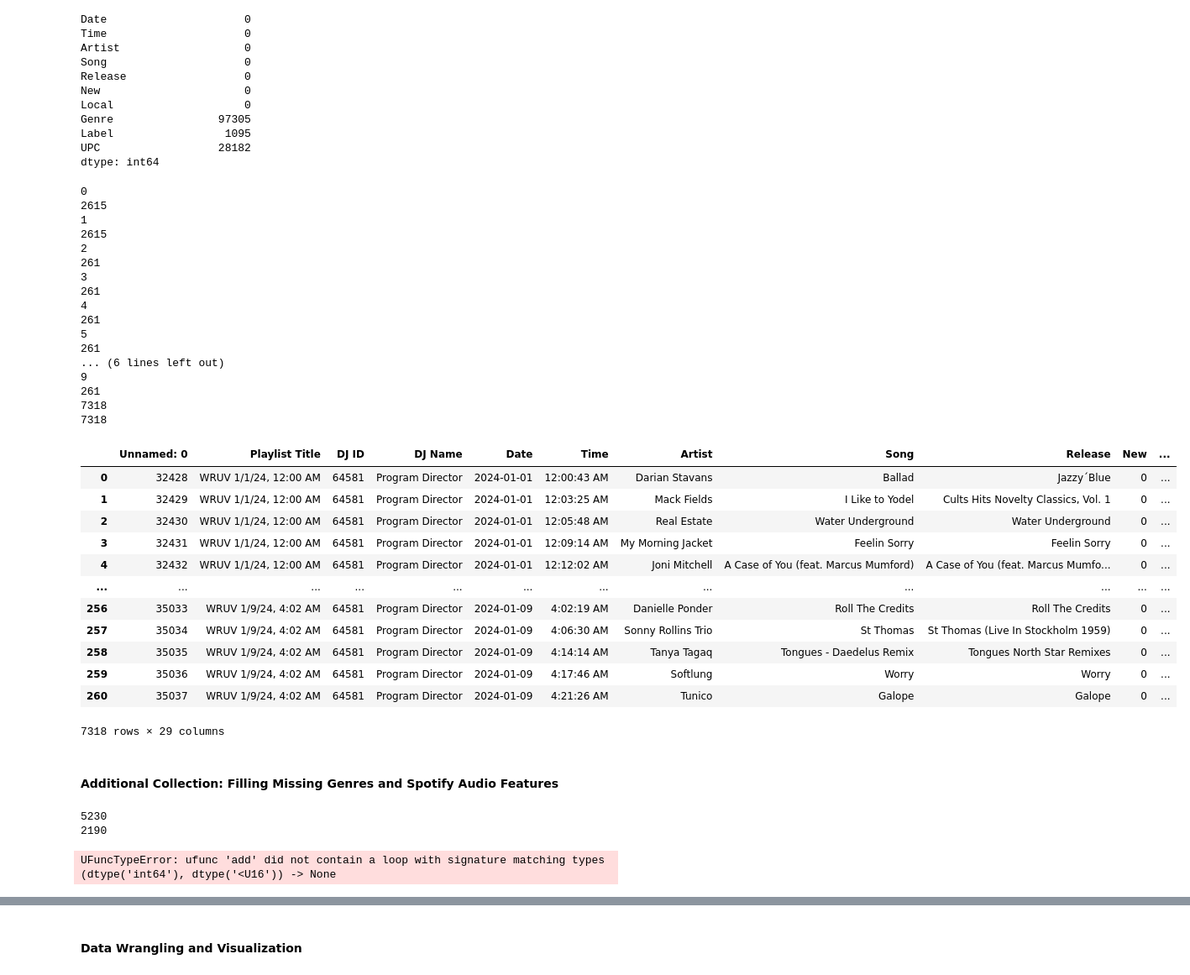
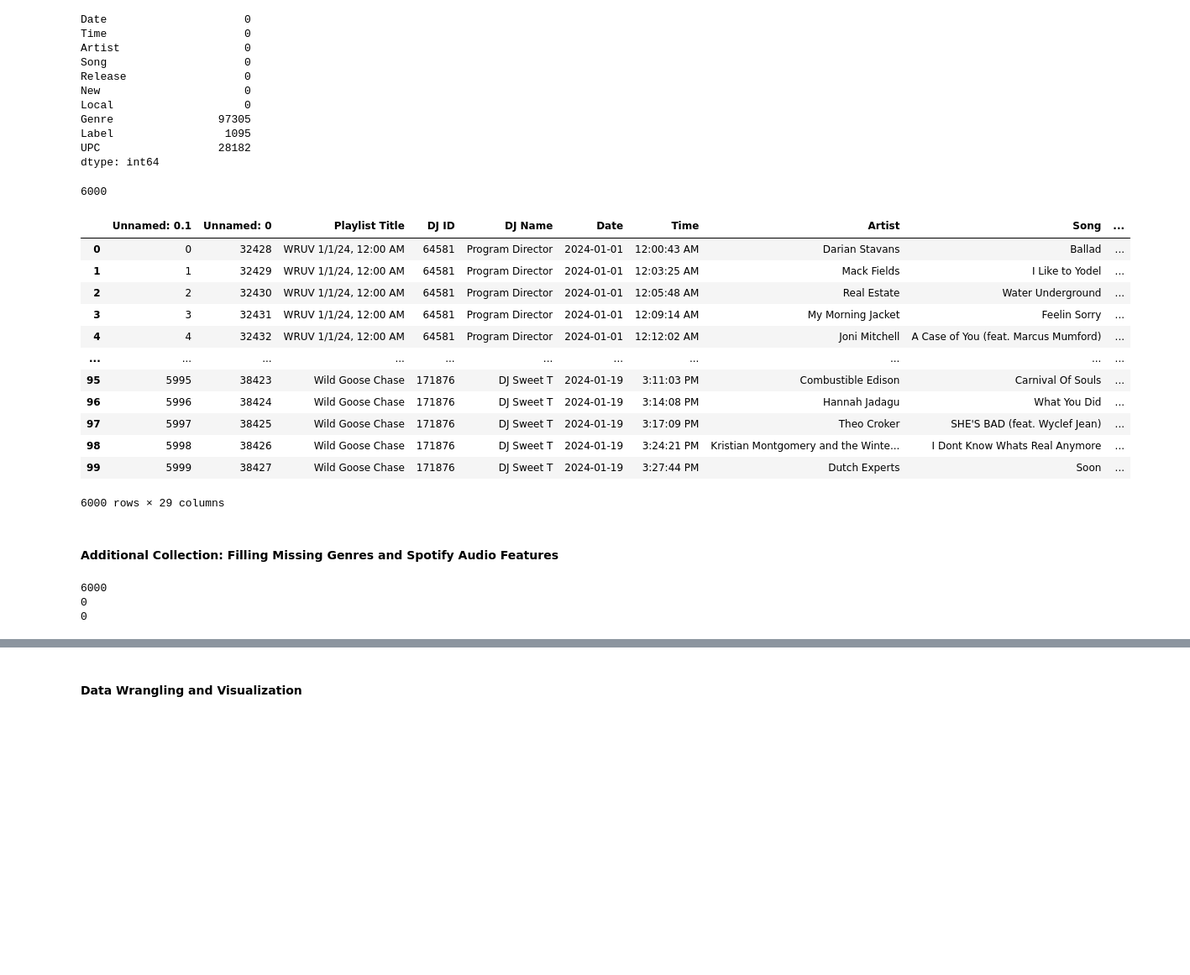
Before and after one commit to zhayes42/CS3870-WRUV, a Jupyter notebook: main.ipynb, the cells around one changed output, grey strips where cells are left out. Shown: that part at 84% size. Drawn from its saved outputs; the diff is of its cells as text; code cells hidden in the pictures; blank space fills up the shorter version.

```diff
--- a/main.ipynb
+++ b/main.ipynb
@@ -70,47 +70,31 @@ dtype: int64
 # %%
 # Define smaller data set for linear regression (for now)
 slices = []
 total = 0
-# right now we have 2 slices, hopefully we will get a lot more
-for i in range(10):
+# slices are of size 100 due to Spotify constraints, currently 0 - 59 (ever growing)
+for i in range(60):
     slices.append(pd.read_csv(f'slice{i}.csv'))
     total += len(slices[i])
 small = pd.concat(slices, axis=0)
 print(len(small))
 small["Date"] = pd.to_datetime(small["Date"])
 small.fillna(0, inplace = True)
 small
 # %% [output]
-0
-2615
-1
-2615
-2
-261
-3
-261
-4
-261
-5
-261
-... (6 lines left out)
-9
-261
-7318
-7318
+6000
-|  | Unnamed: 0 | Playlist Title | DJ ID | DJ Name | Date | Time | Artist | Song | Release | New | ... |
-| 0 | 32428 | WRUV 1/1/24, 12:00 AM | 64581 | Program Director | 2024-01-01 | 12:00:43 AM | Darian Stavans | Ballad | Jazzy´Blue | 0 | ... |
-| 1 | 32429 | WRUV 1/1/24, 12:00 AM | 64581 | Program Director | 2024-01-01 | 12:03:25 AM | Mack Fields | I Like to Yodel | Cults Hits Novelty Classics, Vol. 1 | 0 | ... |
-| 2 | 32430 | WRUV 1/1/24, 12:00 AM | 64581 | Program Director | 2024-01-01 | 12:05:48 AM | Real Estate | Water Underground | Water Underground | 0 | ... |
-| 3 | 32431 | WRUV 1/1/24, 12:00 AM | 64581 | Program Director | 2024-01-01 | 12:09:14 AM | My Morning Jacket | Feelin Sorry | Feelin Sorry | 0 | ... |
-| 4 | 32432 | WRUV 1/1/24, 12:00 AM | 64581 | Program Director | 2024-01-01 | 12:12:02 AM | Joni Mitchell | A Case of You (feat. Marcus Mumford) | A Case of You (feat. Marcus Mumfo... | 0 | ... |
-| ... | ... | ... | ... | ... | ... | ... | ... | ... | ... | ... | ... |
-| 256 | 35033 | WRUV 1/9/24, 4:02 AM | 64581 | Program Director | 2024-01-09 | 4:02:19 AM | Danielle Ponder | Roll The Credits | Roll The Credits | 0 | ... |
-| 257 | 35034 | WRUV 1/9/24, 4:02 AM | 64581 | Program Director | 2024-01-09 | 4:06:30 AM | Sonny Rollins Trio | St Thomas | St Thomas (Live In Stockholm 1959) | 0 | ... |
-| 258 | 35035 | WRUV 1/9/24, 4:02 AM | 64581 | Program Director | 2024-01-09 | 4:14:14 AM | Tanya Tagaq | Tongues - Daedelus Remix | Tongues North Star Remixes | 0 | ... |
-| 259 | 35036 | WRUV 1/9/24, 4:02 AM | 64581 | Program Director | 2024-01-09 | 4:17:46 AM | Softlung | Worry | Worry | 0 | ... |
-| 260 | 35037 | WRUV 1/9/24, 4:02 AM | 64581 | Program Director | 2024-01-09 | 4:21:26 AM | Tunico | Galope | Galope | 0 | ... |
+|  | Unnamed: 0.1 | Unnamed: 0 | Playlist Title | DJ ID | DJ Name | Date | Time | Artist | Song | ... |
+| 0 | 0 | 32428 | WRUV 1/1/24, 12:00 AM | 64581 | Program Director | 2024-01-01 | 12:00:43 AM | Darian Stavans | Ballad | ... |
+| 1 | 1 | 32429 | WRUV 1/1/24, 12:00 AM | 64581 | Program Director | 2024-01-01 | 12:03:25 AM | Mack Fields | I Like to Yodel | ... |
+| 2 | 2 | 32430 | WRUV 1/1/24, 12:00 AM | 64581 | Program Director | 2024-01-01 | 12:05:48 AM | Real Estate | Water Underground | ... |
+| 3 | 3 | 32431 | WRUV 1/1/24, 12:00 AM | 64581 | Program Director | 2024-01-01 | 12:09:14 AM | My Morning Jacket | Feelin Sorry | ... |
+| 4 | 4 | 32432 | WRUV 1/1/24, 12:00 AM | 64581 | Program Director | 2024-01-01 | 12:12:02 AM | Joni Mitchell | A Case of You (feat. Marcus Mumford) | ... |
+| ... | ... | ... | ... | ... | ... | ... | ... | ... | ... | ... |
+| 95 | 5995 | 38423 | Wild Goose Chase | 171876 | DJ Sweet T | 2024-01-19 | 3:11:03 PM | Combustible Edison | Carnival Of Souls | ... |
+| 96 | 5996 | 38424 | Wild Goose Chase | 171876 | DJ Sweet T | 2024-01-19 | 3:14:08 PM | Hannah Jadagu | What You Did | ... |
+| 97 | 5997 | 38425 | Wild Goose Chase | 171876 | DJ Sweet T | 2024-01-19 | 3:17:09 PM | Theo Croker | SHE'S BAD (feat. Wyclef Jean) | ... |
+| 98 | 5998 | 38426 | Wild Goose Chase | 171876 | DJ Sweet T | 2024-01-19 | 3:24:21 PM | Kristian Montgomery and the Winte... | I Dont Know Whats Real Anymore | ... |
+| 99 | 5999 | 38427 | Wild Goose Chase | 171876 | DJ Sweet T | 2024-01-19 | 3:27:44 PM | Dutch Experts | Soon | ... |
-7318 rows × 29 columns
+6000 rows × 29 columns
 # %% [markdown]
 #### Additional Collection: Filling Missing Genres and Spotify Audio Features
 # %%
@@ -170,9 +154,9 @@ small.loc[small["Genre"].isna(), "Genre"] = small.loc[small["Genre"].isna()].app
 
 print(small["Genre"].isna().sum())
 # %% [output]
-5230
-2190
+6000
+0
+0
-UFuncTypeError: ufunc 'add' did not contain a loop with signature matching types (dtype('int64'), dtype('<U16')) -> None
 # %%
 #### Feature Engineering: Checking Billboard Charts for Specific Songs
 # %%
```
Also changed, not shown: parts of 8 cells of this notebook, 1 other file.
